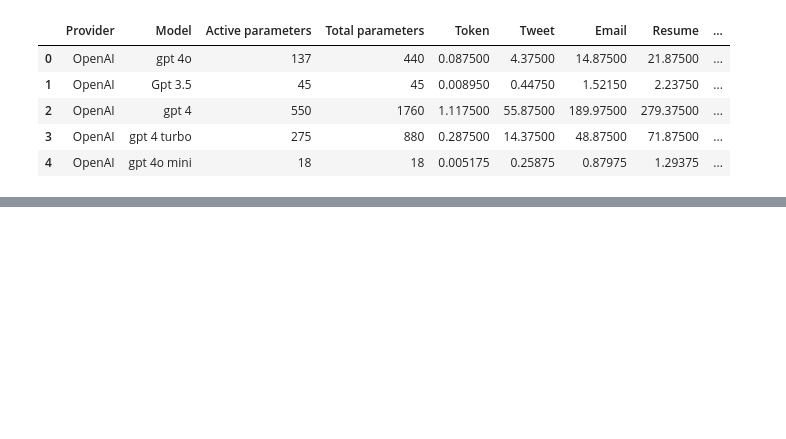
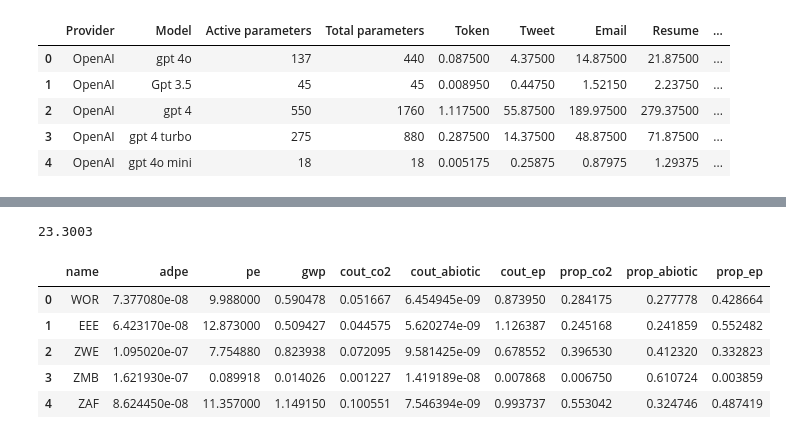
Before and after one commit to AnnaBonnet/MouettesSavantes, a Jupyter notebook: notebook_mouettes_IA_generative.ipynb, the cells around one changed output, grey strips where cells are left out. Drawn from its saved outputs; the diff is of its cells as text; code cells hidden in the pictures; blank space fills up the shorter version.

```diff
--- a/notebook_mouettes_IA_generative.ipynb
+++ b/notebook_mouettes_IA_generative.ipynb
@@ -64,0 +83,29 @@ cout_pays.head()
+# %%
+from math import pi
+# number of variable
+cat=['abiotic', 'primary', 'co2']
+
+
+## on selectionne un sous echantillon de pays :
+choix_pays = [ 'CHN','FRA',"DEU","CHE","USA"]
+mx= cout_pays[["adpe","pe","gwp"]].max().max()
+mx
+# %% [output]
+23.3003
+# %%
+cout_chatgpt = cons_ia.loc[cons_ia["Model"]=="gpt 4o"]["Token"][0]
+cout_chatgpt
+cout_pays["cout_co2"] = cout_pays["gwp"]*cout_chatgpt
+cout_pays["cout_abiotic"] = cout_pays["adpe"]*cout_chatgpt
+cout_pays["cout_ep"] = cout_pays["pe"]*cout_chatgpt
+cout_pays["prop_co2"] = cout_pays["cout_co2"]/cout_pays["cout_co2"].max()
+cout_pays["prop_abiotic"] = cout_pays["cout_abiotic"]/cout_pays["cout_abiotic"].max()
+cout_pays["prop_ep"] = cout_pays["cout_ep"]/cout_pays["cout_ep"].max()
+cout_pays.head()
+# %% [output]
+|  | name | adpe | pe | gwp | cout_co2 | cout_abiotic | cout_ep | prop_co2 | prop_abiotic | prop_ep |
+| 0 | WOR | 7.377080e-08 | 9.988000 | 0.590478 | 0.051667 | 6.454945e-09 | 0.873950 | 0.284175 | 0.277778 | 0.428664 |
+| 1 | EEE | 6.423170e-08 | 12.873000 | 0.509427 | 0.044575 | 5.620274e-09 | 1.126387 | 0.245168 | 0.241859 | 0.552482 |
+| 2 | ZWE | 1.095020e-07 | 7.754880 | 0.823938 | 0.072095 | 9.581425e-09 | 0.678552 | 0.396530 | 0.412320 | 0.332823 |
+| 3 | ZMB | 1.621930e-07 | 0.089918 | 0.014026 | 0.001227 | 1.419189e-08 | 0.007868 | 0.006750 | 0.610724 | 0.003859 |
+| 4 | ZAF | 8.624450e-08 | 11.357000 | 1.149150 | 0.100551 | 7.546394e-09 | 0.993737 | 0.553042 | 0.324746 | 0.487419 |
```
Also changed, not shown: parts of 10 cells of this notebook.
